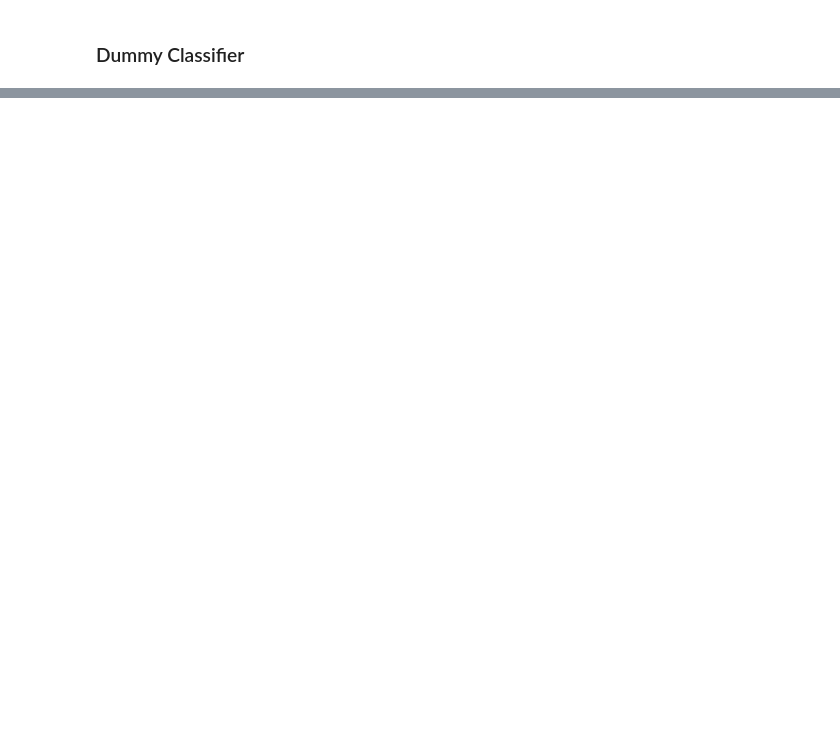
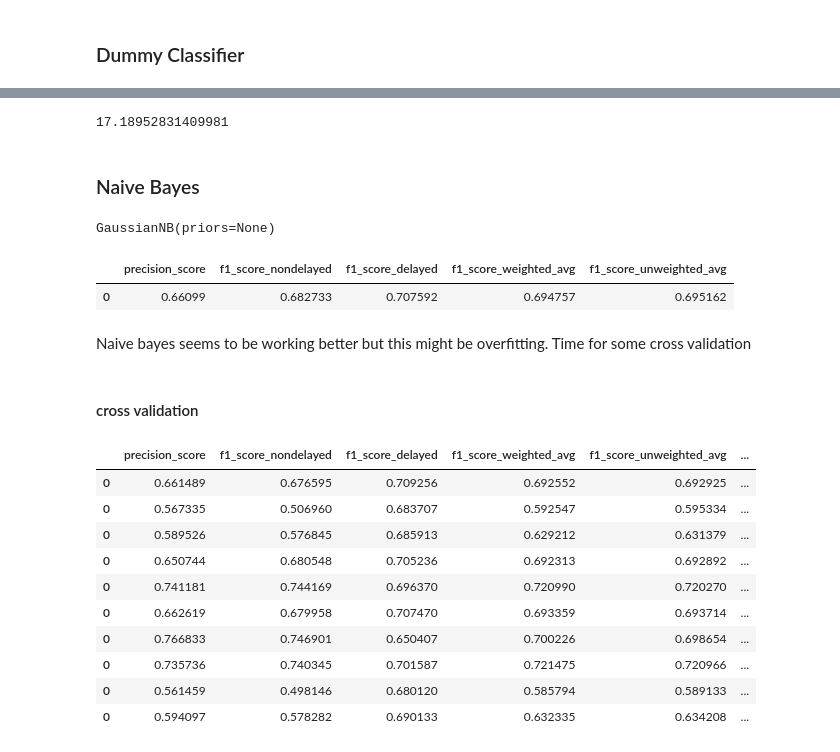
Before and after one commit to pligor/dme, a Jupyter notebook: george/08_naive_bayes.ipynb, the cells around one changed output, grey strips where cells are left out. Drawn from its saved outputs; the diff is of its cells as text; code cells hidden in the pictures; blank space fills up the shorter version.

```diff
--- a/george/08_naive_bayes.ipynb
+++ b/george/08_naive_bayes.ipynb
@@ -215,0 +148,12 @@ The F1 scores either for the is_delayed==True class or the weighted one are a li
+# %%
+log_loss(y_true = yy, y_pred = dc.predict_proba(XX))
+# %% [output]
+17.18952831409981
+# %% [markdown]
+### Naive Bayes
+# %%
+cls = GaussianNB()
+# %%
+cls.fit(XX, yy)
+# %% [output]
+GaussianNB(priors=None)
@@ -215,0 +162,27 @@ The F1 scores either for the is_delayed==True class or the weighted one are a li
+# %%
+getFlightDelayScores(y_true=yy, y_pred=preds)
+# %% [output]
+|  | precision_score | f1_score_nondelayed | f1_score_delayed | f1_score_weighted_avg | f1_score_unweighted_avg |
+| 0 | 0.66099 | 0.682733 | 0.707592 | 0.694757 | 0.695162 |
+# %% [markdown]
+Naive bayes seems to be working better but this might be overfitting. Time for some cross validation
+# %% [markdown]
+#### cross validation
+# %%
+cv = MyCrossValidation(n_folds=10, random_state=random_state)
+# %%
+df_scores = cv.onEachKFold(XX, yy, getScore_onKFold_callback(cls), take_average=False)
+# %%
+df_scores
+# %% [output]
+|  | precision_score | f1_score_nondelayed | f1_score_delayed | f1_score_weighted_avg | f1_score_unweighted_avg | ... |
+| 0 | 0.661489 | 0.676595 | 0.709256 | 0.692552 | 0.692925 | ... |
+| 0 | 0.567335 | 0.506960 | 0.683707 | 0.592547 | 0.595334 | ... |
+| 0 | 0.589526 | 0.576845 | 0.685913 | 0.629212 | 0.631379 | ... |
+| 0 | 0.650744 | 0.680548 | 0.705236 | 0.692313 | 0.692892 | ... |
+| 0 | 0.741181 | 0.744169 | 0.696370 | 0.720990 | 0.720270 | ... |
+| 0 | 0.662619 | 0.679958 | 0.707470 | 0.693359 | 0.693714 | ... |
+| 0 | 0.766833 | 0.746901 | 0.650407 | 0.700226 | 0.698654 | ... |
+| 0 | 0.735736 | 0.740345 | 0.701587 | 0.721475 | 0.720966 | ... |
+| 0 | 0.561459 | 0.498146 | 0.680120 | 0.585794 | 0.589133 | ... |
+| 0 | 0.594097 | 0.578282 | 0.690133 | 0.632335 | 0.634208 | ... |
```
Also changed, not shown: parts of 56 cells of this notebook, 7 other files.
